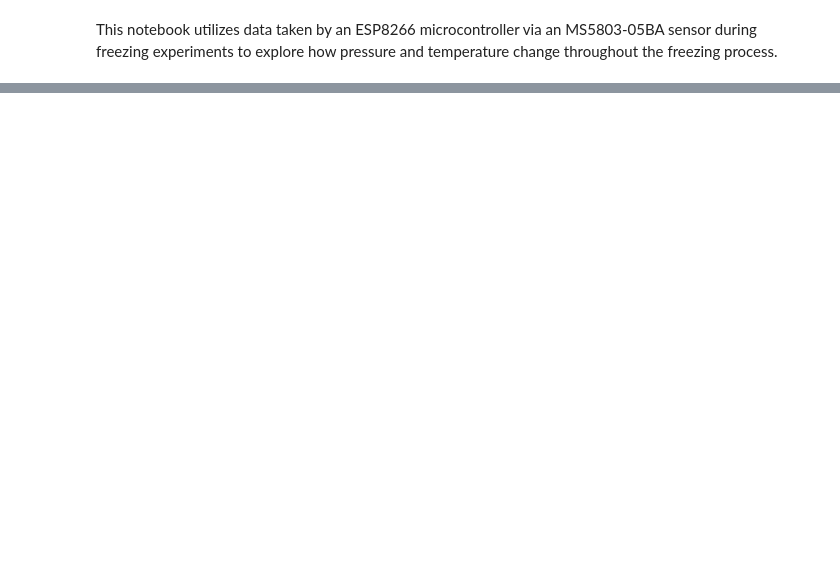
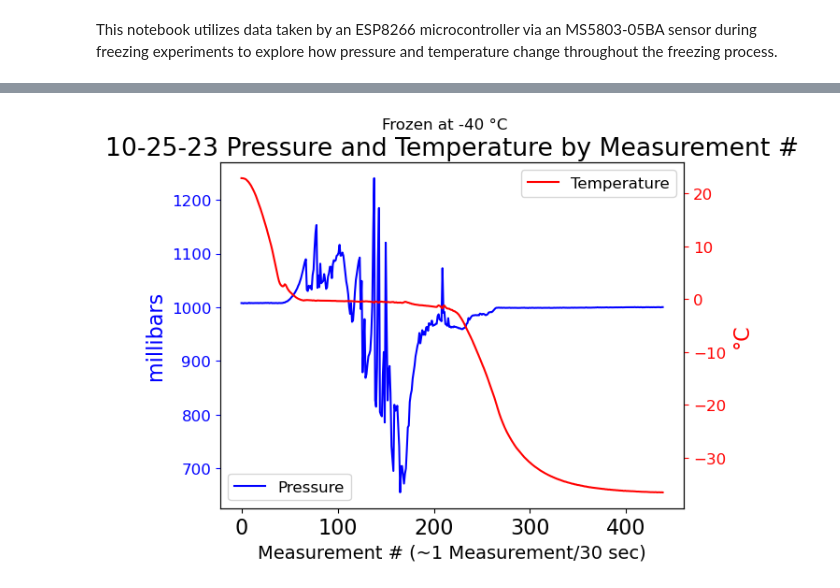
Before and after one commit to GHOpenonic/briny-ice-fracture-mechanics, a Jupyter notebook: experiments-data-plots/measuring pressure.ipynb, the cells around one changed output, grey strips where cells are left out. Drawn from its saved outputs; the diff is of its cells as text; code cells hidden in the pictures; blank space fills up the shorter version.

```diff
--- a/experiments-data-plots/measuring pressure.ipynb
+++ b/experiments-data-plots/measuring pressure.ipynb
@@ -29,0 +95,22 @@ plt.show()
+# %%
+plt.rcParams.update({'font.size': 16})
+fig, ax1 = plt.subplots()
+ax1.plot(length_10_25, water_data_10_25[1], 'b', label='Pressure')
+ax1.set_xlabel('Measurement # (~1 Measurement/30 sec)',fontsize=14)
+ax1.set_ylabel('millibars', color='b')
+ax1.tick_params('y', colors='b', labelsize=12)
+
+ax2 = ax1.twinx()
+ax2.plot(length_10_25, water_data_10_25[3], 'r', label='Temperature')
+ax2.set_ylabel('°C', color='r')
+ax2.tick_params('y', colors='r', labelsize=12)
+
+ax1.legend(loc='lower left', fontsize=12)
+ax2.legend(loc='upper right', fontsize=12)
+plt.title('10-25-23 Pressure and Temperature by Measurement #')
+plt.suptitle('Frozen at -40 °C',fontsize=12)
+#plt.xlim(135, 155)
+#plt.savefig('Pressure Temperature FirstTrial.png', dpi=300, bbox_inches='tight')
+plt.show()
+# %% [output]
+[figure, added]
```
Also changed, not shown: parts of 4 cells of this notebook.
